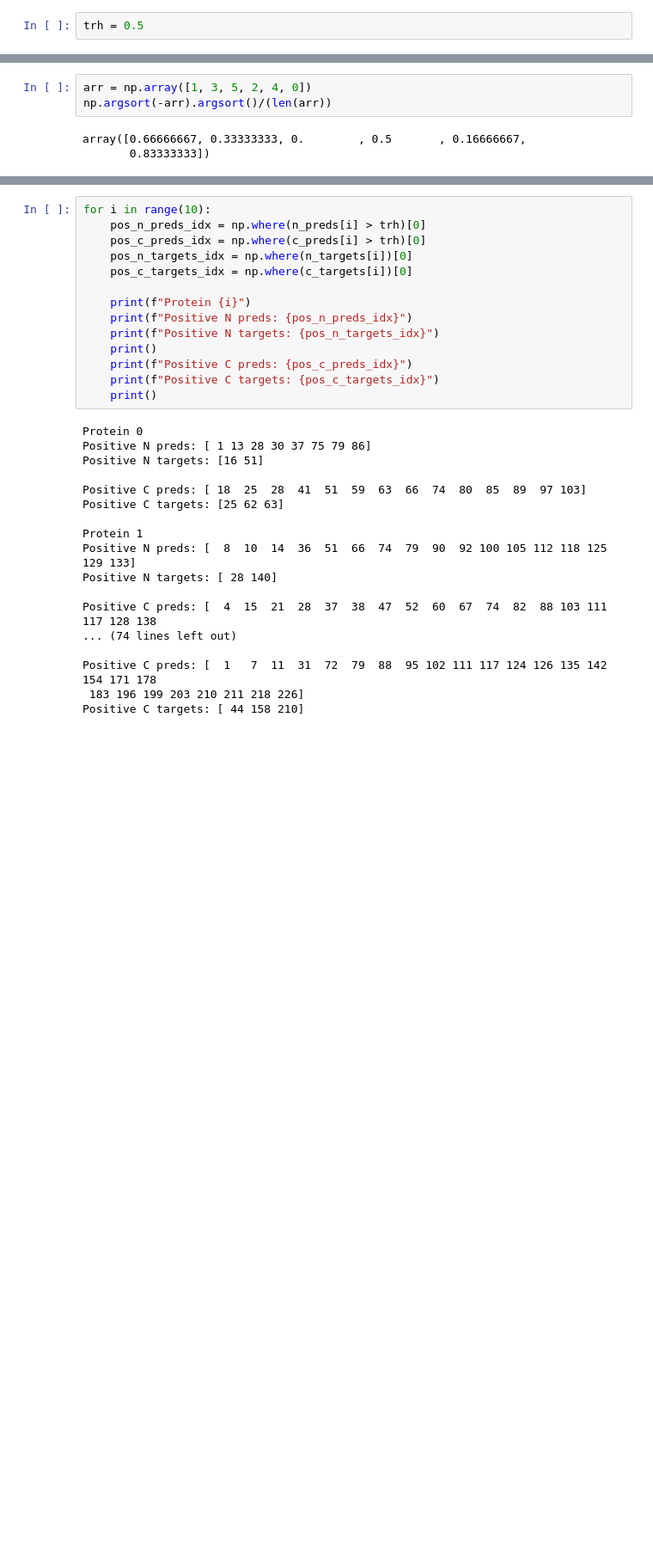
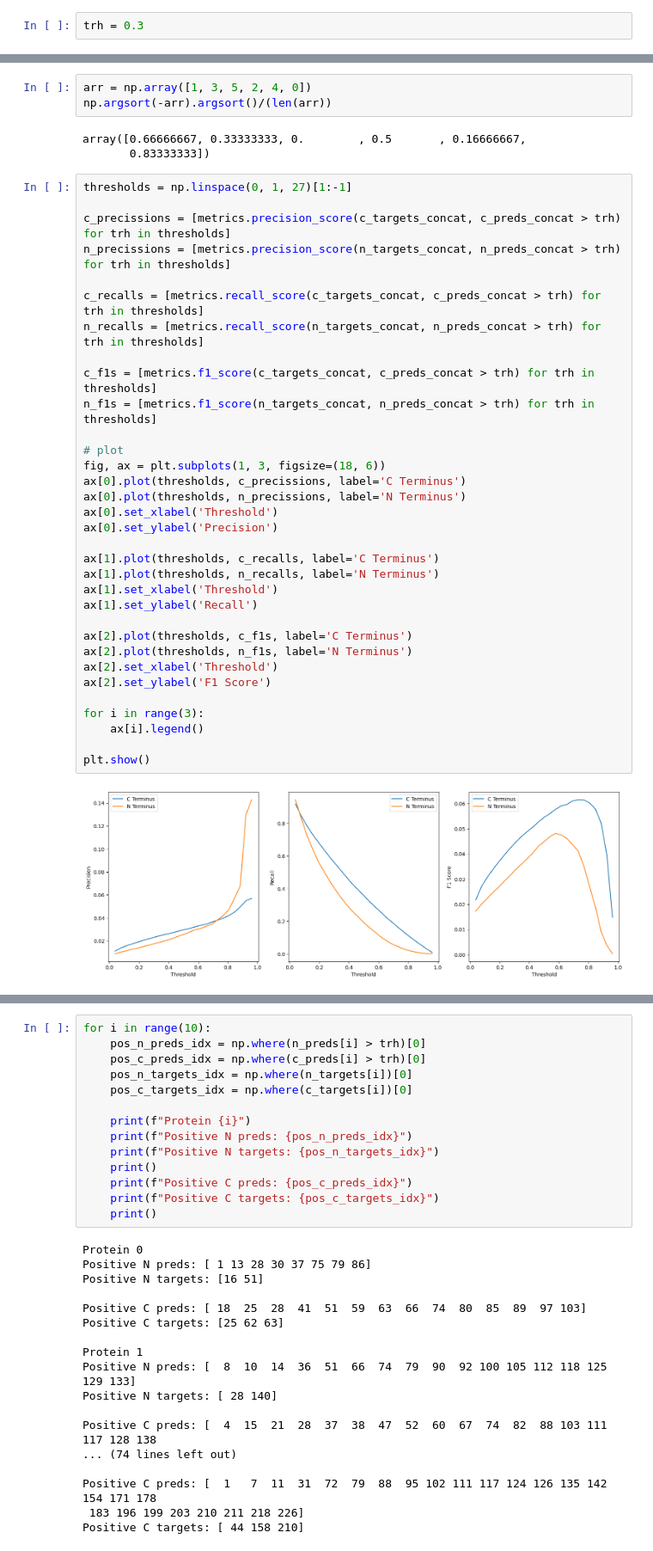
Before and after one commit to matib99/cleavage_benchmark, a Jupyter notebook: code/full_sequences_benchmark/calculate_metrics.ipynb, the cells around one changed output, grey strips where cells are left out. Shown: that part at 86% size. Drawn from its saved outputs; the diff is of its cells as text; blank space fills up the shorter version.

```diff
--- a/code/full_sequences_benchmark/calculate_metrics.ipynb
+++ b/code/full_sequences_benchmark/calculate_metrics.ipynb
@@ -160,5 +220,5 @@ plt.show()
 # %%
-trh = 0.5
+trh = 0.3
 # %%
 print(f"C Terminus Precission: {metrics.precision_score(c_targets_concat, c_preds_concat > trh)}")
 print(f"N Terminus Precission: {metrics.precision_score(n_targets_concat, n_preds_concat > trh)}")
@@ -183,6 +243,41 @@ np.argsort(-arr).argsort()/(len(arr))
 # %% [output]
 array([0.66666667, 0.33333333, 0.        , 0.5       , 0.16666667,
        0.83333333])
+# %%
+thresholds = np.linspace(0, 1, 27)[1:-1]
+
+c_precissions = [metrics.precision_score(c_targets_concat, c_preds_concat > trh) for trh in thresholds]
+n_precissions = [metrics.precision_score(n_targets_concat, n_preds_concat > trh) for trh in thresholds]
+
+c_recalls = [metrics.recall_score(c_targets_concat, c_preds_concat > trh) for trh in thresholds]
+n_recalls = [metrics.recall_score(n_targets_concat, n_preds_concat > trh) for trh in thresholds]
+
+c_f1s = [metrics.f1_score(c_targets_concat, c_preds_concat > trh) for trh in thresholds]
+n_f1s = [metrics.f1_score(n_targets_concat, n_preds_concat > trh) for trh in thresholds]
+
+# plot
+fig, ax = plt.subplots(1, 3, figsize=(18, 6))
+ax[0].plot(thresholds, c_precissions, label='C Terminus')
+ax[0].plot(thresholds, n_precissions, label='N Terminus')
+ax[0].set_xlabel('Threshold')
+ax[0].set_ylabel('Precision')
+
+ax[1].plot(thresholds, c_recalls, label='C Terminus')
+ax[1].plot(thresholds, n_recalls, label='N Terminus')
+ax[1].set_xlabel('Threshold')
+ax[1].set_ylabel('Recall')
+
+ax[2].plot(thresholds, c_f1s, label='C Terminus')
+ax[2].plot(thresholds, n_f1s, label='N Terminus')
+ax[2].set_xlabel('Threshold')
+ax[2].set_ylabel('F1 Score')
+
+for i in range(3):
+    ax[i].legend()
+
+plt.show()
+# %% [output]
+[figure, added]
 # %%
 # N terminus positives rank
 n_pos_quantiles = []
```
Also changed, not shown: parts of 17 cells of this notebook, 2 other files.
